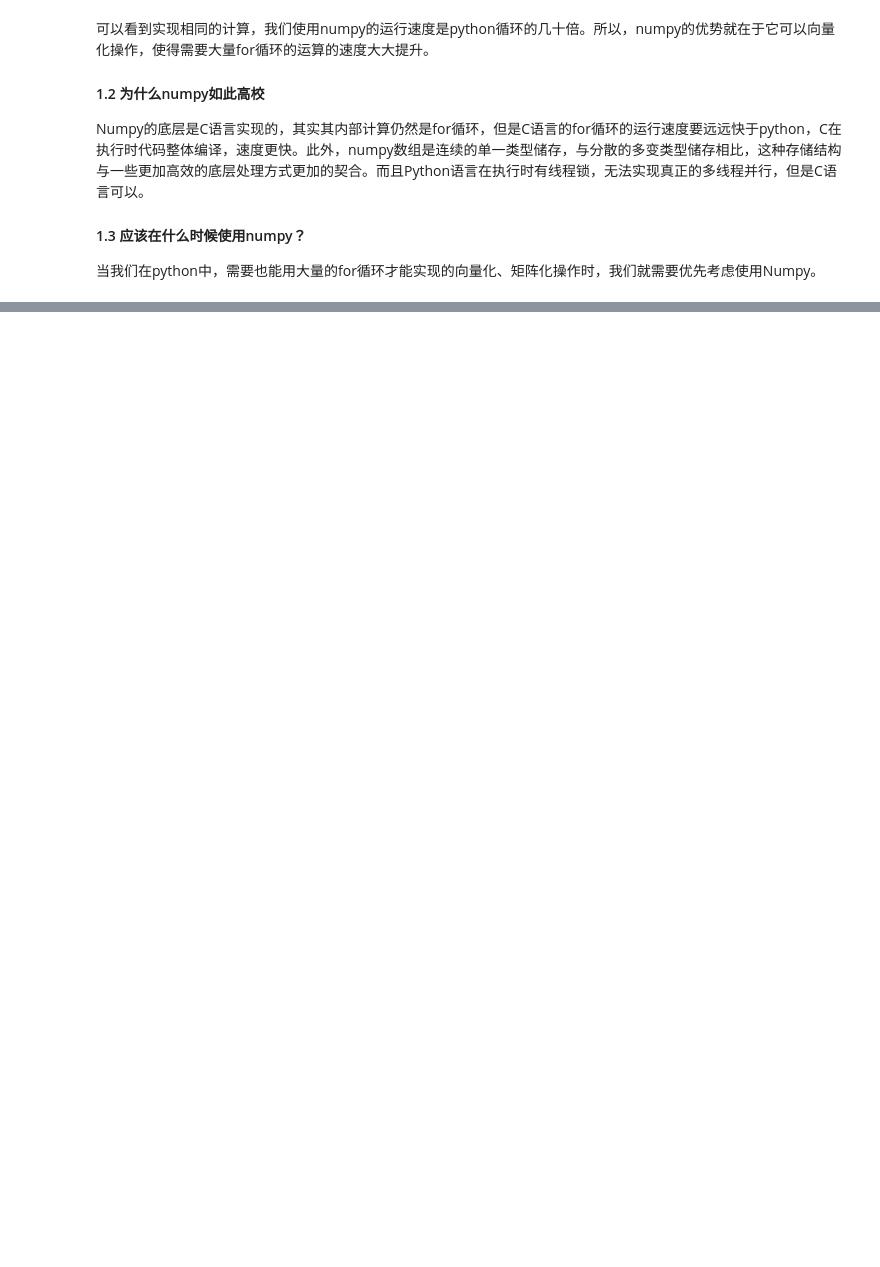
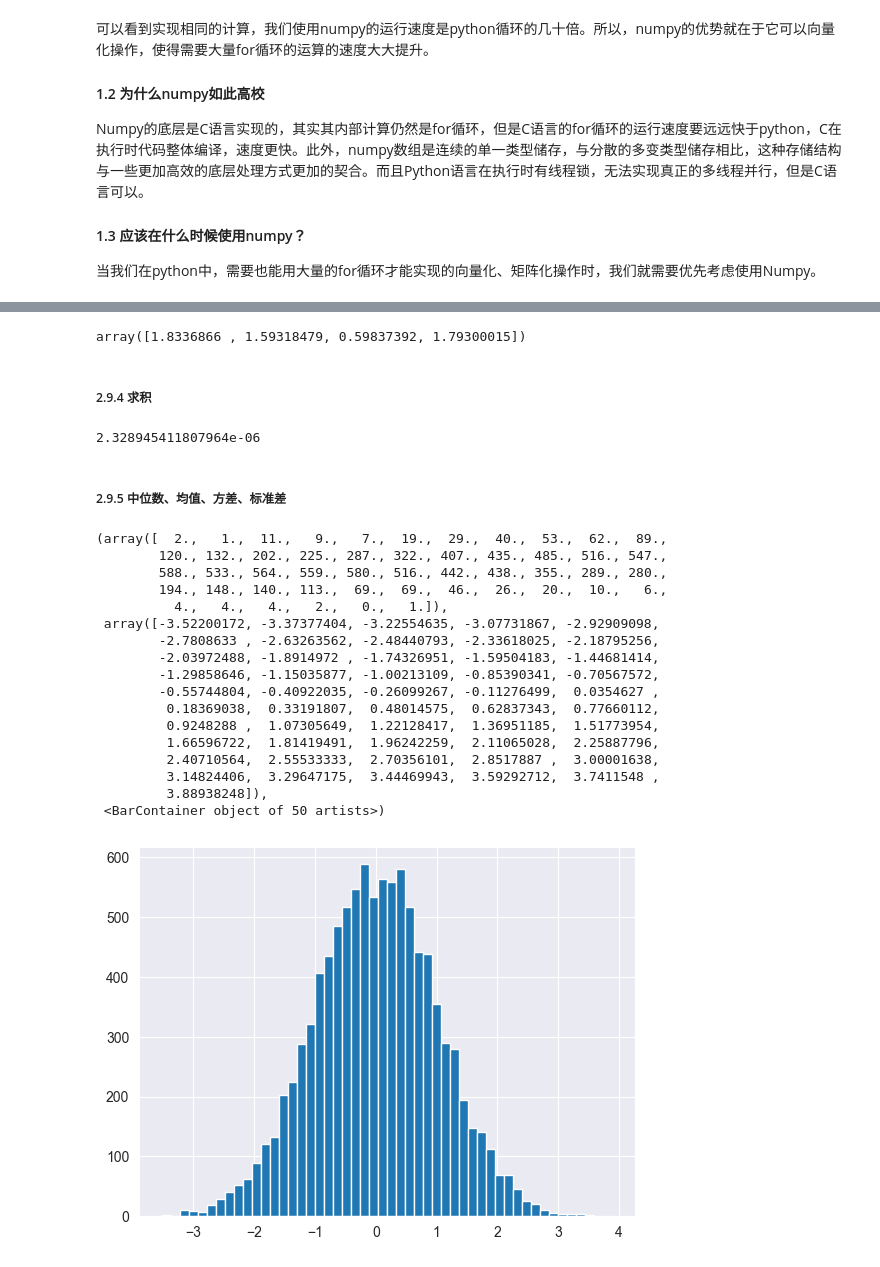
Before and after one commit to TwT-ABCI-Group/Coding-Fundamental, a Jupyter notebook: Ch2. Numpy Numerical Calculation/notebook/Ch2. Numpy Numerical Calculation.ipynb, the cells around one changed output, grey strips where cells are left out. Cells and saved outputs as stored; diff of their text form; code cells hidden in the pictures; blank space fills up the shorter version.

```diff
--- a/Ch2. Numpy Numerical Calculation/notebook/Ch2. Numpy Numerical Calculation.ipynb
+++ b/Ch2. Numpy Numerical Calculation/notebook/Ch2. Numpy Numerical Calculation.ipynb
@@ -55,0 +964,37 @@ Numpy的底层是C语言实现的，其实其内部计算仍然是for循环，
+# %%
+np.sum(x, axis=0)
+# %% [output]
+array([1.8336866 , 1.59318479, 0.59837392, 1.79300015])
+# %% [markdown]
+##### 2.9.4 求积
+# %%
+np.prod(x)
+# %% [output]
+2.328945411807964e-06
+# %% [markdown]
+##### 2.9.5 中位数、均值、方差、标准差
+# %%
+x = np.random.normal(0, 1, size=10000)
+# %%
+import matplotlib.pyplot as plt
+
+plt.hist(x, bins=50)
+# %% [output]
+(array([  2.,   1.,  11.,   9.,   7.,  19.,  29.,  40.,  53.,  62.,  89.,
+        120., 132., 202., 225., 287., 322., 407., 435., 485., 516., 547.,
+        588., 533., 564., 559., 580., 516., 442., 438., 355., 289., 280.,
+        194., 148., 140., 113.,  69.,  69.,  46.,  26.,  20.,  10.,   6.,
+          4.,   4.,   4.,   2.,   0.,   1.]),
+ array([-3.52200172, -3.37377404, -3.22554635, -3.07731867, -2.92909098,
+        -2.7808633 , -2.63263562, -2.48440793, -2.33618025, -2.18795256,
+        -2.03972488, -1.8914972 , -1.74326951, -1.59504183, -1.44681414,
+        -1.29858646, -1.15035877, -1.00213109, -0.85390341, -0.70567572,
+        -0.55744804, -0.40922035, -0.26099267, -0.11276499,  0.0354627 ,
+         0.18369038,  0.33191807,  0.48014575,  0.62837343,  0.77660112,
+         0.9248288 ,  1.07305649,  1.22128417,  1.36951185,  1.51773954,
+         1.66596722,  1.81419491,  1.96242259,  2.11065028,  2.25887796,
+         2.40710564,  2.55533333,  2.70356101,  2.8517887 ,  3.00001638,
+         3.14824406,  3.29647175,  3.44469943,  3.59292712,  3.7411548 ,
+         3.88938248]),
+ <BarContainer object of 50 artists>)
+[figure, added]
```
Also changed, not shown: parts of 186 cells of this notebook.
